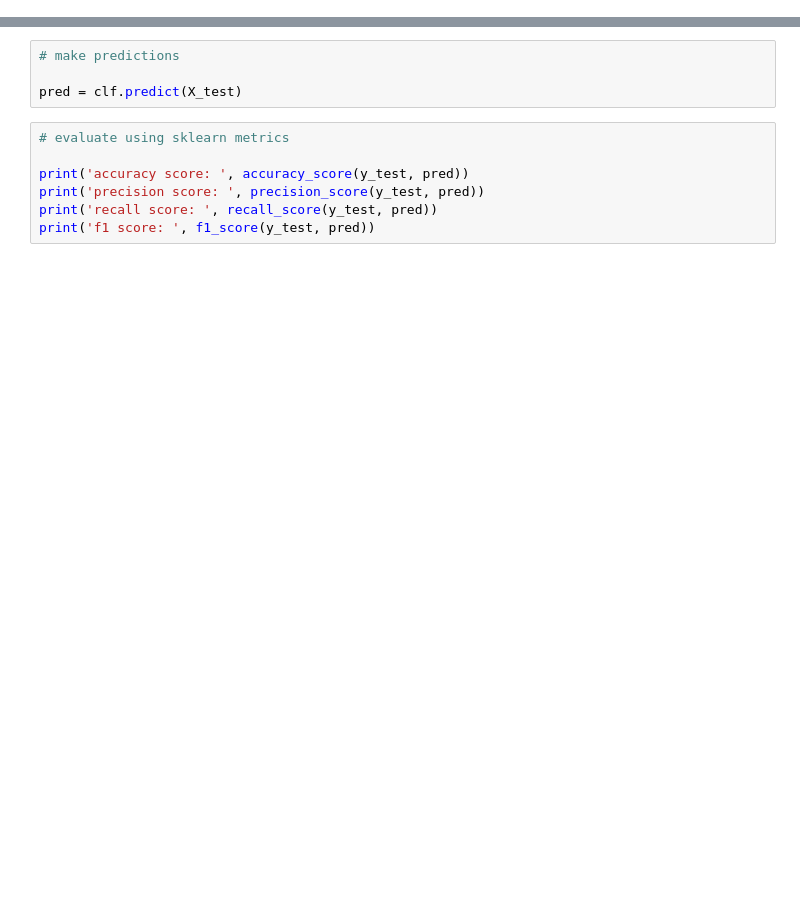
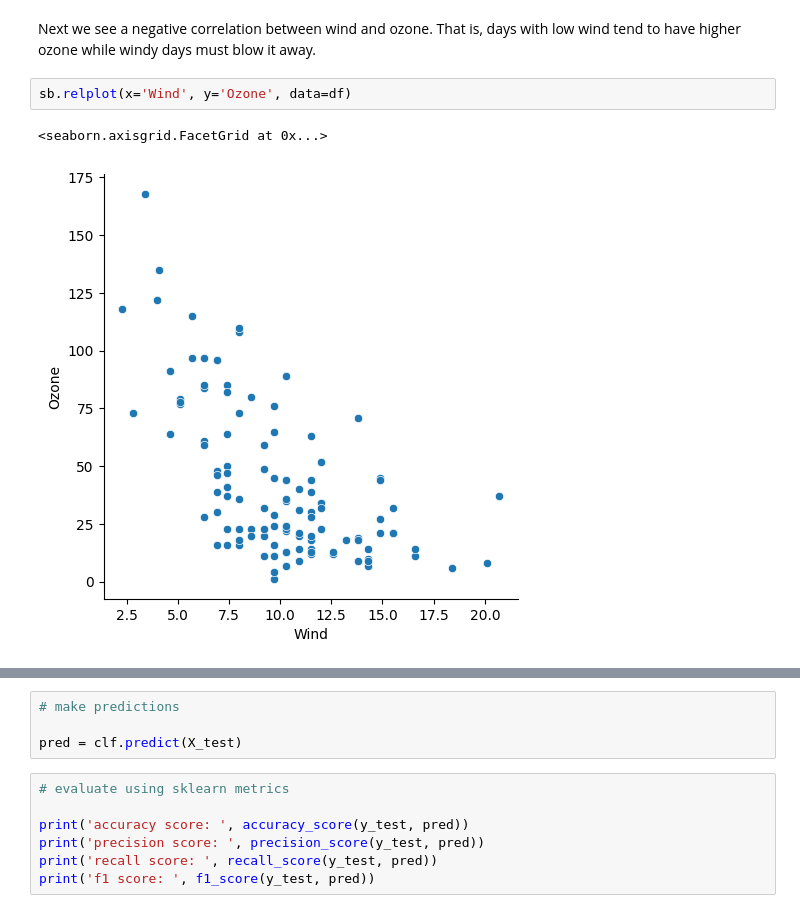
Before and after one commit to kjmazidi/Machine_Learning_3rd_edition, a Jupyter notebook: Volume_II_Python/Part-2-ML_sklearn/4-01-ML_example.ipynb, the cells around one changed output, grey strips where cells are left out. Cells and saved outputs as stored; diff of their text form; blank space fills up the shorter version.

```diff
--- a/Volume_II_Python/Part-2-ML_sklearn/4-01-ML_example.ipynb
+++ b/Volume_II_Python/Part-2-ML_sklearn/4-01-ML_example.ipynb
@@ -80,0 +137,7 @@ Name: age, Length: 1309, dtype: float64
+# %% [markdown]
+Next we see a negative correlation between wind and ozone. That is, days with low wind tend to have higher ozone while windy days must blow it away.
+# %%
+sb.relplot(x='Wind', y='Ozone', data=df)
+# %% [output]
+<seaborn.axisgrid.FacetGrid at 0x...>
+[figure, added]
```
Also changed, not shown: parts of 49 cells of this notebook, 5 other files.
